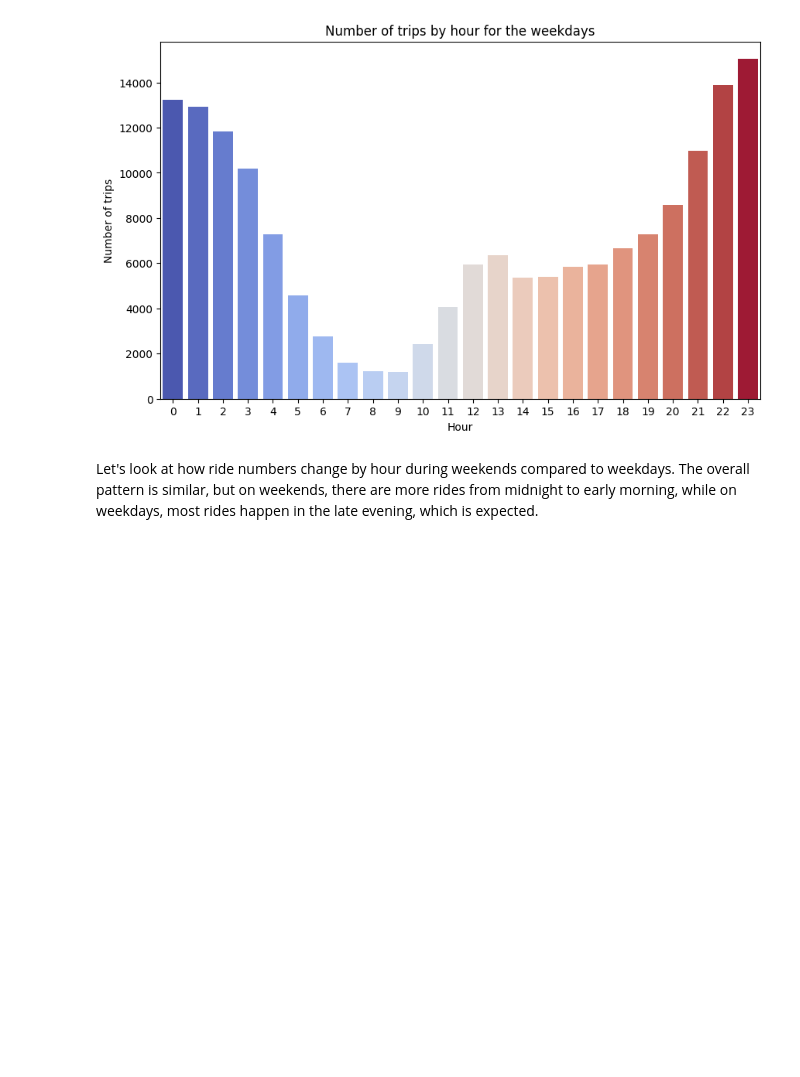
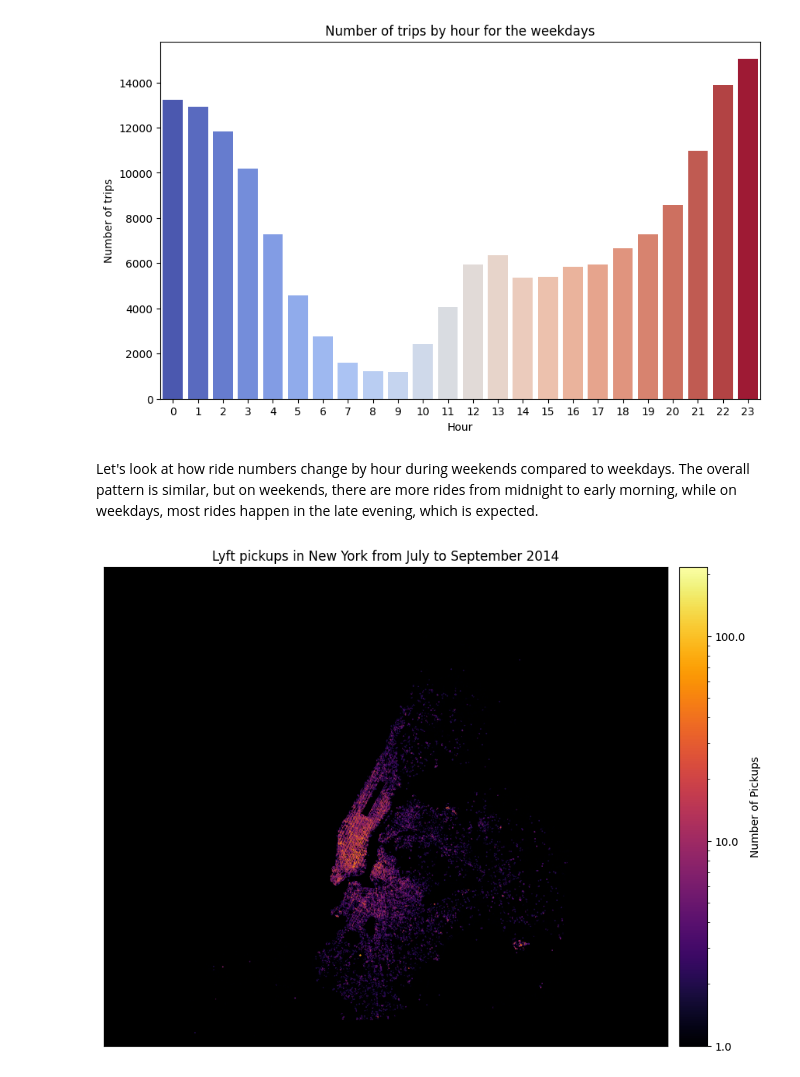
Before and after one commit to savicm5/mlProject, a Jupyter notebook: src/05_other_lyft_2014.ipynb, the cells around one changed output. Drawn from its saved outputs; the diff is of its cells as text; code cells hidden in the pictures; blank space fills up the shorter version.

Commit message:
feat: Add and analyze NYC heatmap

```diff
--- a/src/05_other_lyft_2014.ipynb
+++ b/src/05_other_lyft_2014.ipynb
@@ -155,3 +157,19 @@ Let's look at how ride numbers change by hour during weekends compared to weekda
 # %%
 Longitudes = data['start_lng'].values
 Latitudes  = data['start_lat'].values
+
+top, bottom, left, right = 41, 40.55, -74.3, -73.6
+# %%
+plt.figure(figsize=(10, 10))
+plt.title('Lyft pickups in New York from July to September 2014')
+
+ax = plt.gca()
+ax.set_facecolor('black')
+
+map = Basemap(projection='merc', urcrnrlat=top, llcrnrlat=bottom, llcrnrlon=left, urcrnrlon=right)
+x, y = map(Longitudes, Latitudes)
+map.hexbin(x, y, gridsize=1000, bins='log', cmap=cm.inferno)
+map.colorbar(location='right', format='%.1f', label='Number of Pickups')
+plt.show()
+# %% [output]
+[figure, added]
```
Also changed, not shown: parts of 2 cells of this notebook, 1 other file.
